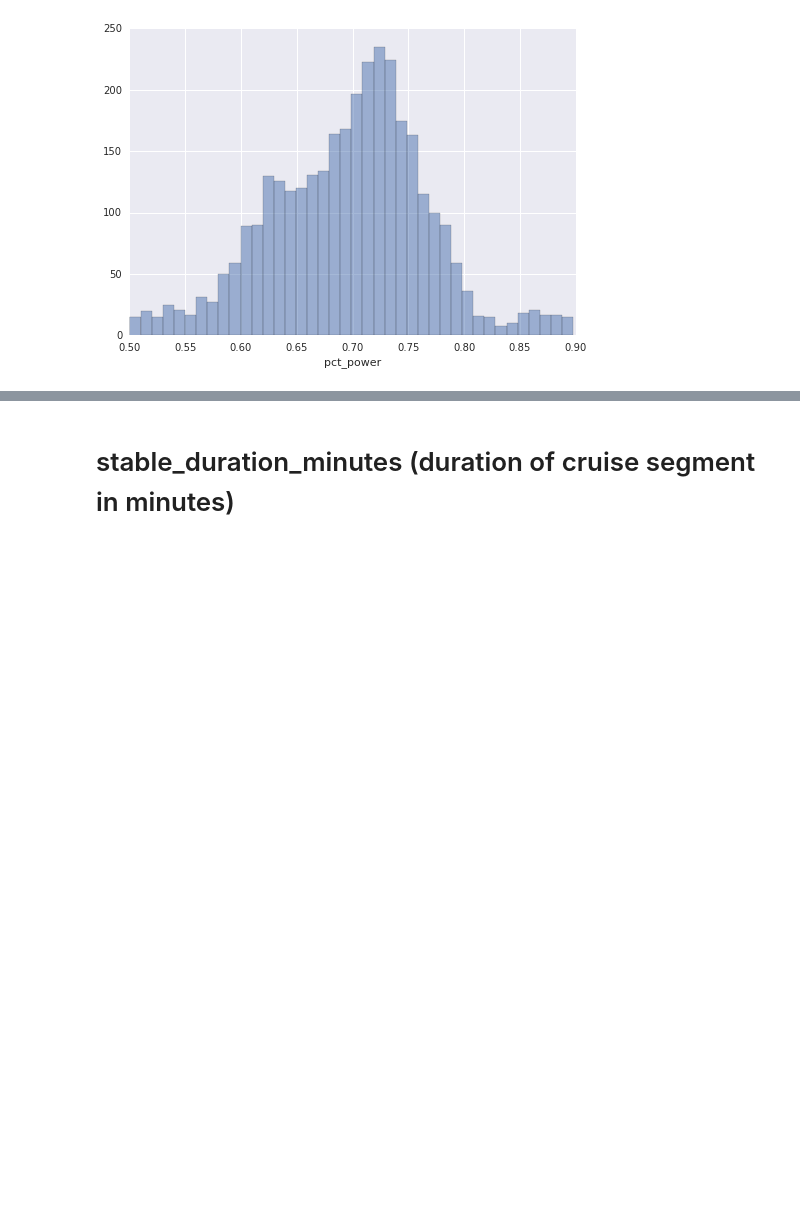
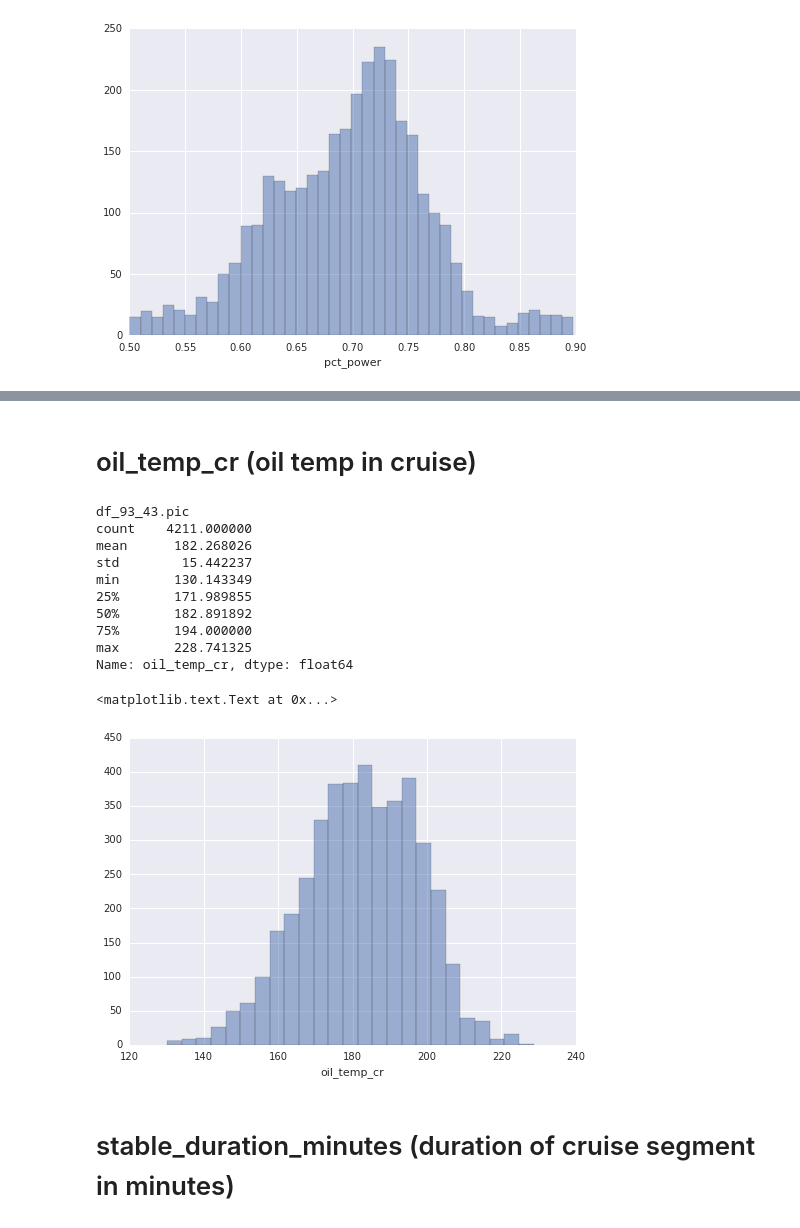
Before and after one commit to danklynn/sa-public, a Jupyter notebook: visualize C-210 (turbo), T210, TCM TSIO-520-R.ipynb, the cells around one changed output, grey strips where cells are left out. Drawn from its saved outputs; the diff is of its cells as text; code cells hidden in the pictures; blank space fills up the shorter version.

```diff
--- a/visualize C-210 (turbo), T210, TCM TSIO-520-R.ipynb
+++ b/visualize C-210 (turbo), T210, TCM TSIO-520-R.ipynb
@@ -426,3 +457,34 @@ Name: pct_power, dtype: float64
+# %% [markdown]
+# oil_temp_cr (oil temp in cruise)
+# %%
+dataframe = flights_dataframe
+
+# fill these in:
+column_name_str = "oil_temp_cr"
+upper_limit = 230
+lower_limit = 130
+
+cond1 = ( dataframe.loc[:,column_name_str] < upper_limit )
+cond2 = ( dataframe.loc[:,column_name_str] > lower_limit )
+df = dataframe[ cond1 & cond2 ][column_name_str]
+
+print file_name
+print df.describe()
+df.hist(bins=25, alpha=.5)
+plt.xlabel(column_name_str)
+# %% [output]
+df_93_43.pic
+count    4211.000000
+mean      182.268026
+std        15.442237
+min       130.143349
+25%       171.989855
+50%       182.891892
+75%       194.000000
+max       228.741325
+Name: oil_temp_cr, dtype: float64
+<matplotlib.text.Text at 0x...>
+[figure, added]
 # %% [markdown]
 # stable_duration_minutes (duration of cruise segment in minutes)
 # %%
```
Also changed, not shown: parts of 2 cells of this notebook.
